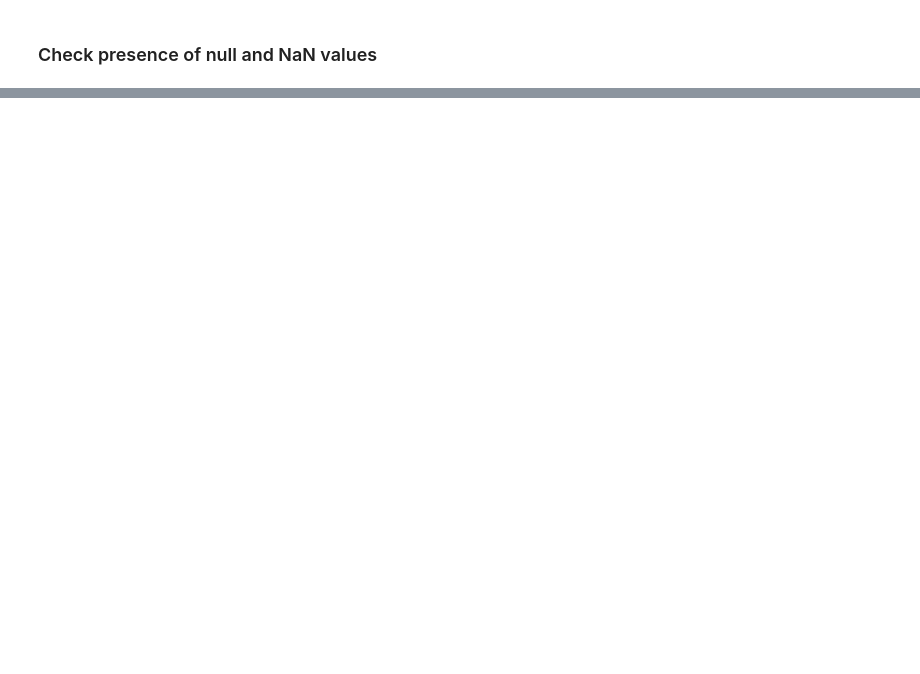
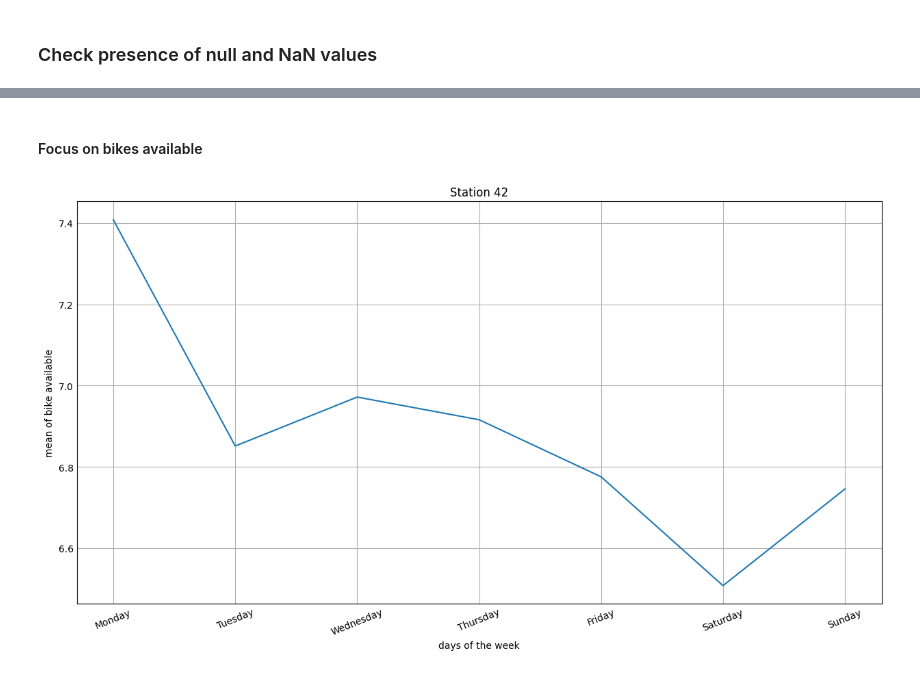
Before and after one commit to Desmoniak/Simple_Federated_Learning, a Jupyter notebook: RNN_LSTM.ipynb, the cells around one changed output, grey strips where cells are left out. Saved outputs shown, nothing was run; the diff lists cells and outputs as text; code cells hidden in the pictures; blank space fills up the shorter version.

```diff
--- a/RNN_LSTM.ipynb
+++ b/RNN_LSTM.ipynb
@@ -80,3 +90,3 @@ dataset_station_2.tail(5)
 # %%
-dataset_station_2 = dataset_station_2.drop('station_id', axis=1)
+dataset_station_id_transform = dataset_station_id.drop(['station_id', "name", 'lat', 'long'], axis=1)
 # %%
@@ -104,0 +125,2 @@ dtype: int64
+# %%
+dataset_station_id_transform['time'] = pd.to_datetime(dataset_station_id_transform['time'])
@@ -104,0 +140,6 @@ dtype: int64
+# %%
+weekday_dict = {0: 'Monday', 1: 'Tuesday', 2: 'Wednesday',
+                3: 'Thursday', 4: 'Friday', 5: 'Saturday', 6: 'Sunday'}
+# %%
+df_weekday_name = dataset_station_id_transform.groupby(dataset_station_id_transform['time'].dt.dayofweek.map(weekday_dict)).mean()
+df_weekday_name
@@ -104,0 +156,26 @@ dtype: int64
+# %% [markdown]
+#### Focus on bikes available
+# %%
+import matplotlib.pyplot as plt
+
+plt.figure(figsize=(12, 6))
+
+# Tracer la courbe
+plt.plot(df_weekday_name.index, df_weekday_name['bikes_available'])
+
+# Ajouter des étiquettes pour l'axe x et y
+plt.xlabel('days of the week')
+plt.ylabel('mean of bike available')
+
+# Changer les étiquettes de l'axe x pour qu'elles affichent les noms des jours de la semaine
+jours_semaine = ['Monday', 'Tuesday', 'Wednesday', 'Thursday', 'Friday', 'Saturday', 'Sunday']
+plt.xticks(range(7), jours_semaine)
+plt.xticks(rotation=22)
+
+# Afficher le titre du graphique
+plt.title(f'Station {id}')
+
+# Afficher le graphique
+plt.show()
+# %% [output]
+[figure, added]
```
Also changed, not shown: parts of 40 cells of this notebook.
